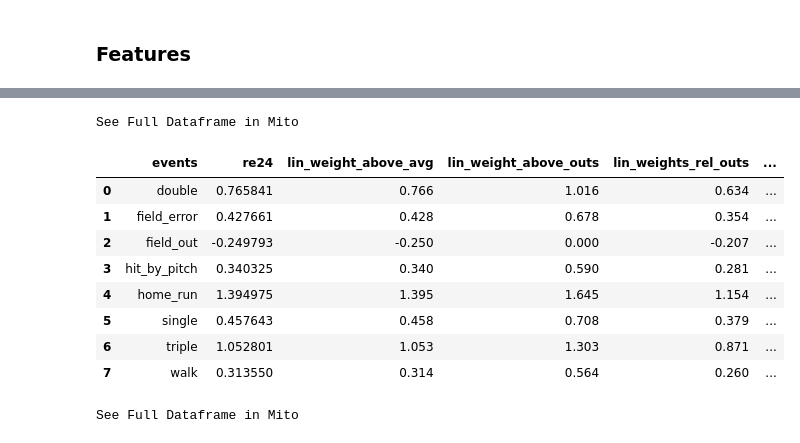
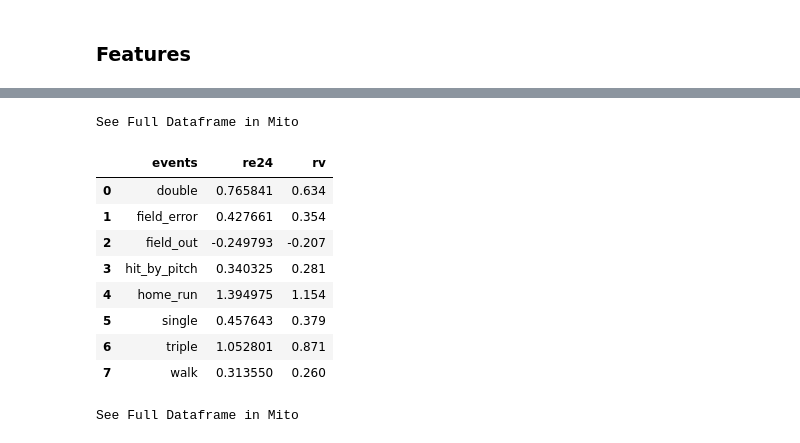
Before and after one commit to anthonyzurke/pitch-model, a Jupyter notebook: notebooks/model-pitch-quality-lr-Copy1.ipynb, the cells around one changed output, grey strips where cells are left out. Saved outputs shown, nothing was run; the diff lists cells and outputs as text; code cells hidden in the pictures.

```diff
--- a/notebooks/model-pitch-quality-lr-Copy1.ipynb
+++ b/notebooks/model-pitch-quality-lr-Copy1.ipynb
@@ -43,7 +24,6 @@ warnings.filterwarnings('ignore')
 # Data
 # %%
 data = pd.read_csv('../data/model-pitches-rv.csv', index_col = [0])
-data.rename(columns = {'final_lin_weight': 'rv'}, inplace = True)
 
 pd.set_option('max_columns', None)
 print(data.shape)
@@ -197,18 +143,16 @@ See Full Dataframe in Mito
 # %%
-data.groupby(['events'], as_index = False)['re24', 'lin_weight_above_avg',
-                                           'lin_weight_above_outs', 'lin_weights_rel_outs',
-                                           'lin_weights_not_rel_outs', 'rv'].mean()
+data.groupby(['events'], as_index = False)['re24', 'rv'].mean()
 # %% [output]
 See Full Dataframe in Mito
-|  | events | re24 | lin_weight_above_avg | lin_weight_above_outs | lin_weights_rel_outs | ... |
-| 0 | double | 0.765841 | 0.766 | 1.016 | 0.634 | ... |
-| 1 | field_error | 0.427661 | 0.428 | 0.678 | 0.354 | ... |
-| 2 | field_out | -0.249793 | -0.250 | 0.000 | -0.207 | ... |
-| 3 | hit_by_pitch | 0.340325 | 0.340 | 0.590 | 0.281 | ... |
-| 4 | home_run | 1.394975 | 1.395 | 1.645 | 1.154 | ... |
-| 5 | single | 0.457643 | 0.458 | 0.708 | 0.379 | ... |
-| 6 | triple | 1.052801 | 1.053 | 1.303 | 0.871 | ... |
-| 7 | walk | 0.313550 | 0.314 | 0.564 | 0.260 | ... |
+|  | events | re24 | rv |
+| 0 | double | 0.765841 | 0.634 |
+| 1 | field_error | 0.427661 | 0.354 |
+| 2 | field_out | -0.249793 | -0.207 |
+| 3 | hit_by_pitch | 0.340325 | 0.281 |
+| 4 | home_run | 1.394975 | 1.154 |
+| 5 | single | 0.457643 | 0.379 |
+| 6 | triple | 1.052801 | 0.871 |
+| 7 | walk | 0.313550 | 0.260 |
 # %%
 data.groupby(['pitch_count'], as_index = False)['woba', 'wraa_change', 'bs_lin_weight', 'rv'].mean()
 # %% [output]
```
Also changed, not shown: parts of 18 cells of this notebook, 4 other files.
